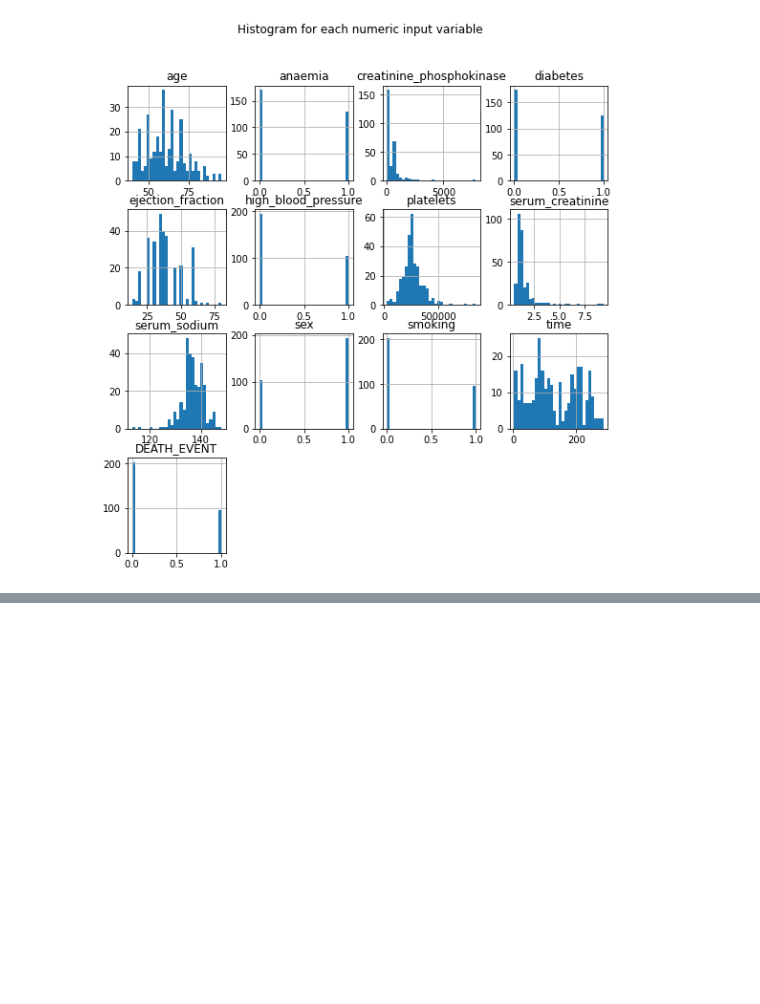
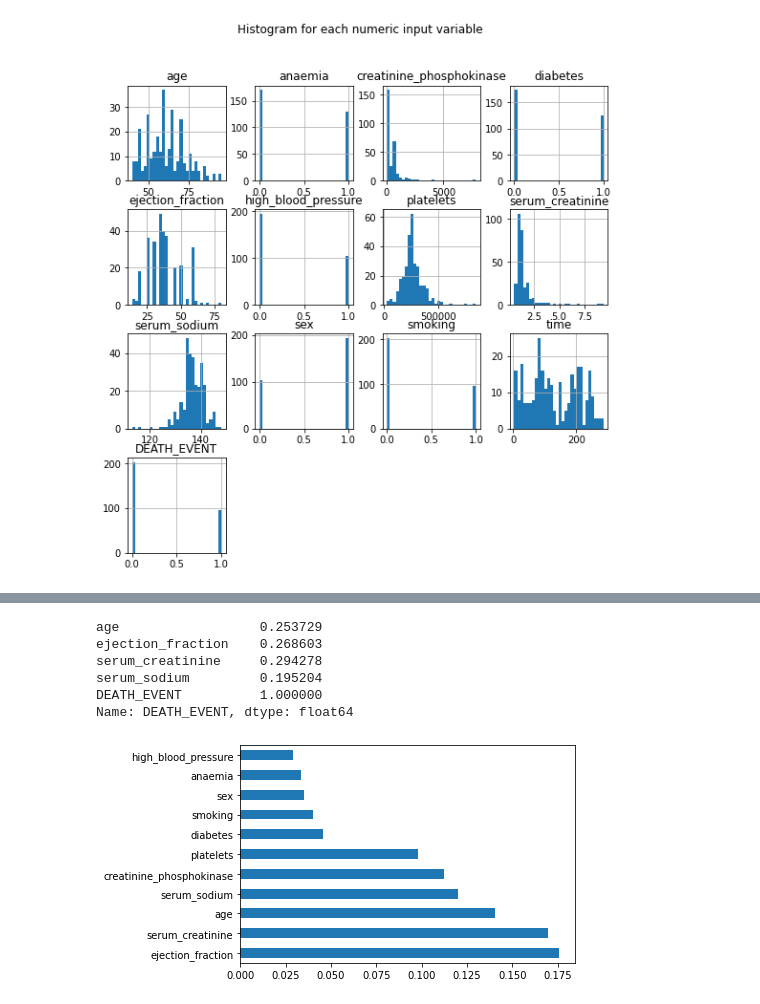
Before and after one commit to jrothbe3/Heart-Failure-Prediction, a Jupyter notebook: notebook.ipynb, the cells around one changed output, grey strips where cells are left out. Drawn from its saved outputs; the diff is of its cells as text; code cells hidden in the pictures; blank space fills up the shorter version.

Commit message:
added 2 different feature selection algorithms

```diff
--- a/notebook.ipynb
+++ b/notebook.ipynb
@@ -31,0 +56,14 @@ plt.show()
+# %%
+# Feature Selection 1
+# If the absolute value of the correlation to "DEATH_EVENT" > 0.1 feature will be selected
+cor = ds.corr()
+corr_target = abs(cor["DEATH_EVENT"])
+relevant_features = corr_target[corr_target>0.1]
+print(relevant_features)
+# %% [output]
+age                  0.253729
+ejection_fraction    0.268603
+serum_creatinine     0.294278
+serum_sodium         0.195204
+DEATH_EVENT          1.000000
+Name: DEATH_EVENT, dtype: float64
@@ -31,0 +73,16 @@ plt.show()
+# %%
+# Feature Selection 2. We can do tests with different classifiers with these features and the features from 'Feature Selection 1' above
+
+x = ds.iloc[:, :-1] # x = everything but 'DEATH_EVENT'
+
+y = ds.iloc[:,-1] # y = 'DEATH_EVENT'
+
+
+from sklearn.ensemble import ExtraTreesClassifier
+model = ExtraTreesClassifier()
+model.fit(x,y)
+feat_importances = pd.Series(model.feature_importances_, index=x.columns)
+feat_importances.nlargest(11).plot(kind='barh')
+plt.show()
+# %% [output]
+[figure, added]
```
Also changed, not shown: parts of 5 cells of this notebook.
